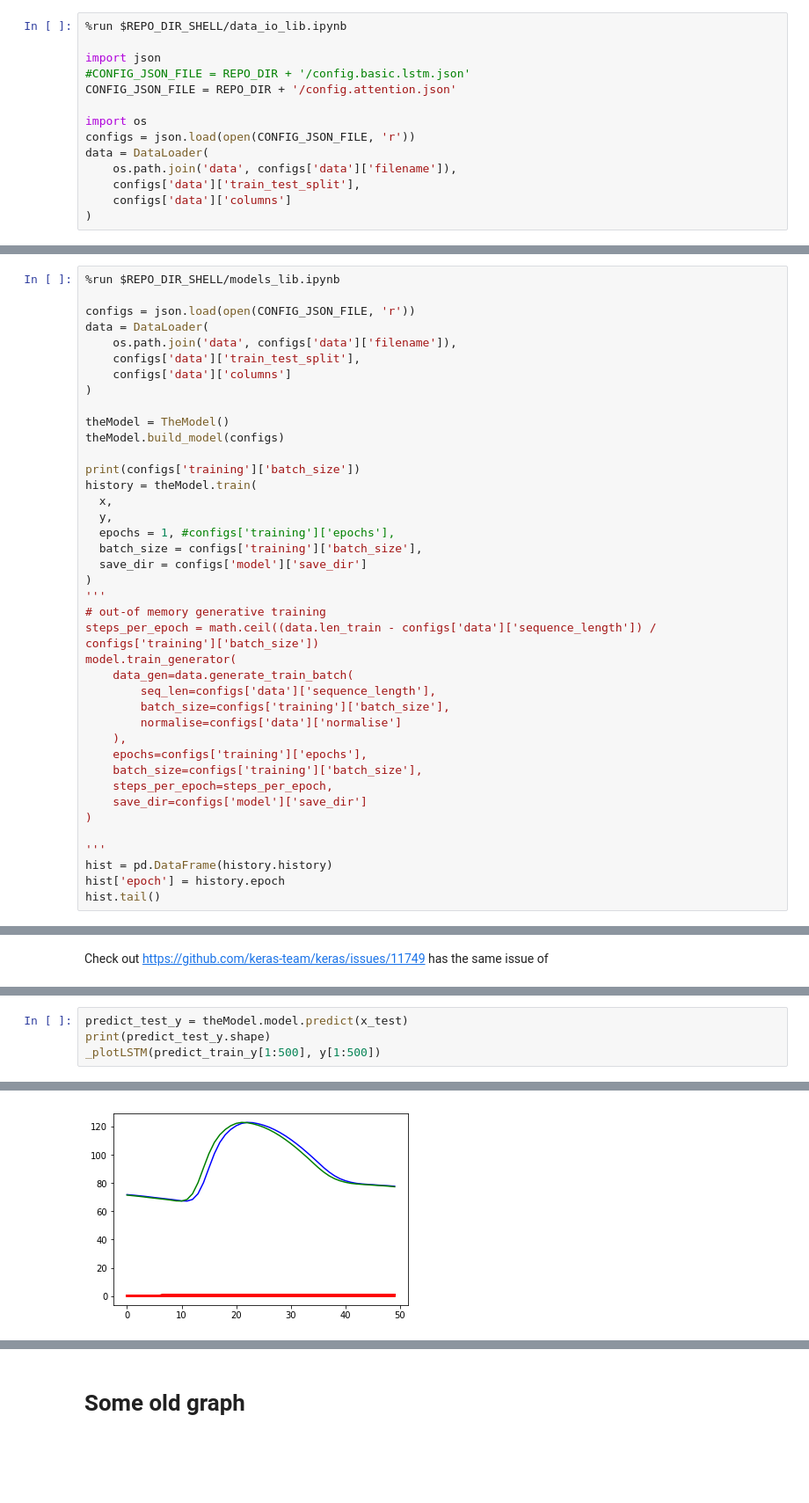
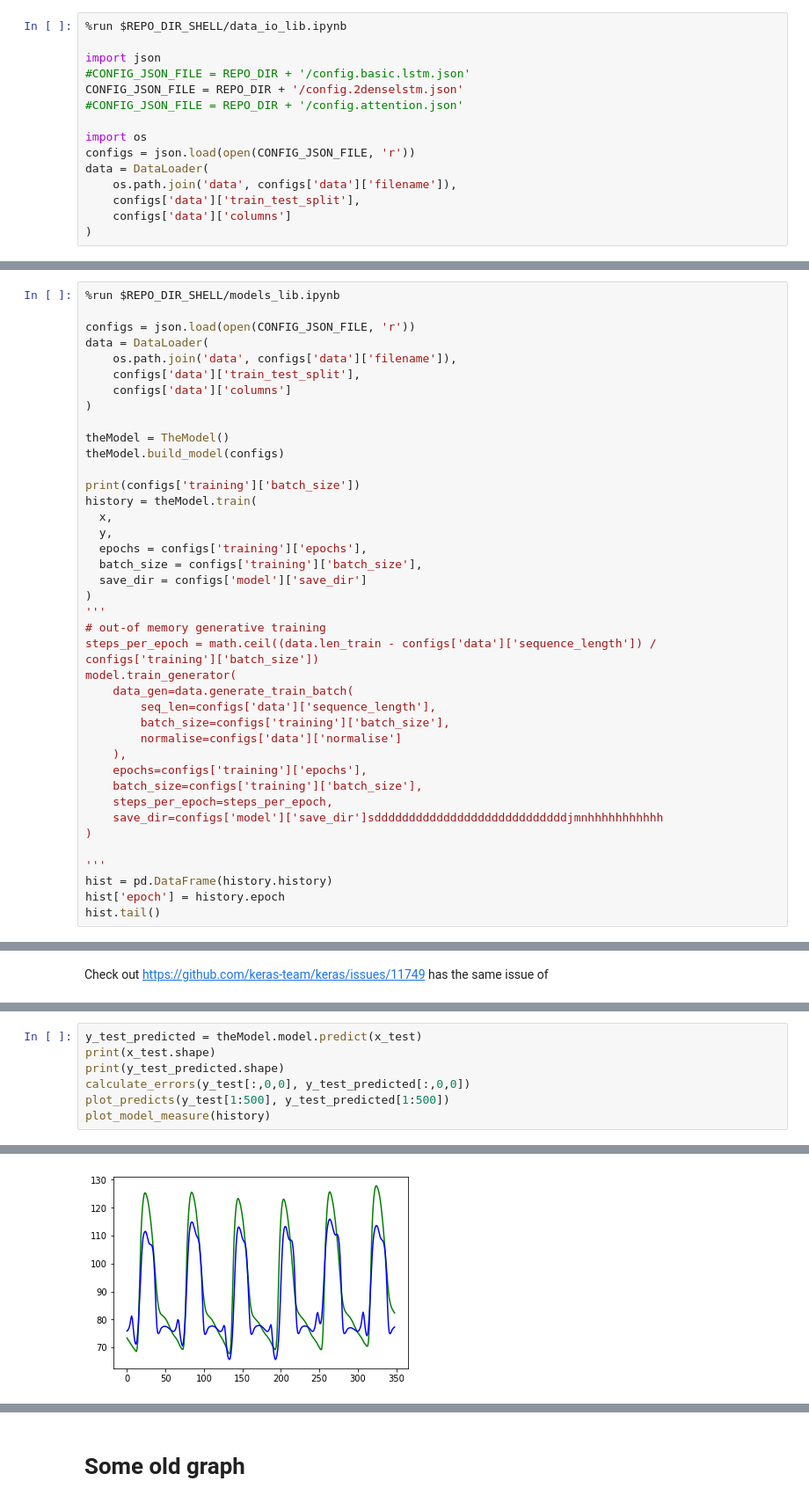
Before and after one commit to hossein20s/Average_Blood_Pressure_estimation, a Jupyter notebook: PPG2BloodPressure.ipynb, the cells around one changed output, grey strips where cells are left out. Shown at 88% size. Cells and saved outputs as stored; diff of their text form; blank space fills up the shorter version.

```diff
--- a/PPG2BloodPressure.ipynb
+++ b/PPG2BloodPressure.ipynb
@@ -67,7 +68,8 @@ On using
 
 import json
 #CONFIG_JSON_FILE = REPO_DIR + '/config.basic.lstm.json'
-CONFIG_JSON_FILE = REPO_DIR + '/config.attention.json'
+CONFIG_JSON_FILE = REPO_DIR + '/config.2denselstm.json'
+#CONFIG_JSON_FILE = REPO_DIR + '/config.attention.json'
 
 import os
 configs = json.load(open(CONFIG_JSON_FILE, 'r'))
@@ -182,7 +154,7 @@ print(configs['training']['batch_size'])
 history = theModel.train(
   x,
   y,
-  epochs = 1, #configs['training']['epochs'],
+  epochs = configs['training']['epochs'],
   batch_size = configs['training']['batch_size'],
   save_dir = configs['model']['save_dir']
 )
@@ -198,7 +170,7 @@ model.train_generator(
     epochs=configs['training']['epochs'],
     batch_size=configs['training']['batch_size'],
     steps_per_epoch=steps_per_epoch,
-    save_dir=configs['model']['save_dir']
+    save_dir=configs['model']['save_dir']sddddddddddddddddddddddddddddjmnhhhhhhhhhhh
 )
 
 '''
@@ -273,5 +249,8 @@ ABP
 # %%
-predict_test_y = theModel.model.predict(x_test)
-print(predict_test_y.shape)
-_plotLSTM(predict_train_y[1:500], y[1:500])
+y_test_predicted = theModel.model.predict(x_test)
+print(x_test.shape)
+print(y_test_predicted.shape)
+calculate_errors(y_test[:,0,0], y_test_predicted[:,0,0])
+plot_predicts(y_test[1:500], y_test_predicted[1:500])
+plot_model_measure(history)
 # %% [output]
@@ -279 +264 @@ _plotLSTM(predict_train_y[1:500], y[1:500])
-[figure, old version]
+[figure, new version]
```
Also changed, not shown: parts of 9 cells of this notebook.
